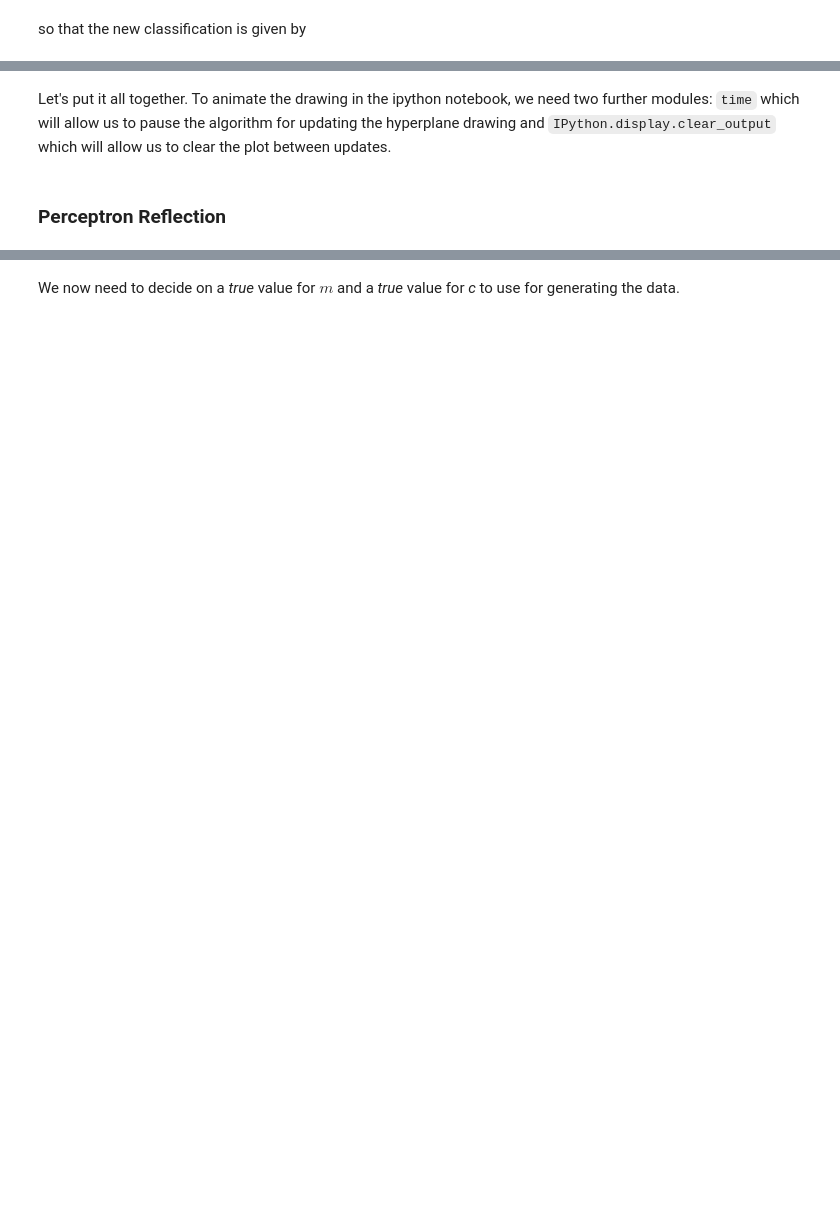
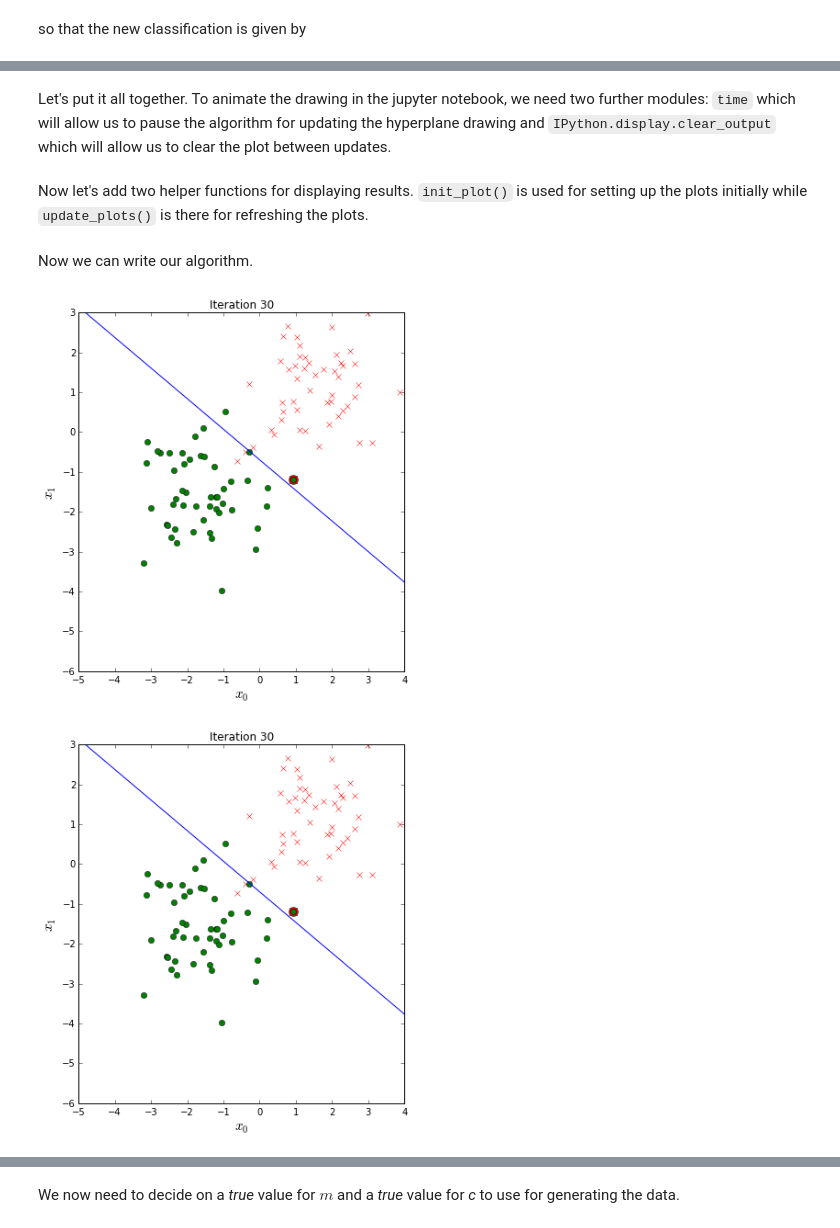
Before and after one commit to lawrennd/mi2013, a Jupyter notebook: MI_Lab_class.ipynb, the cells around one changed output, grey strips where cells are left out. Saved outputs shown, nothing was run; the diff lists cells and outputs as text; code cells hidden in the pictures; blank space fills up the shorter version.

Commit message:
Update lab class of MI for Python3 and edit to improve.

```diff
--- a/MI_Lab_class.ipynb
+++ b/MI_Lab_class.ipynb
@@ -146,6 +134,6 @@ y = np.random.normal(size=length)
 
 # computing with a for loop for 1,000,000 values takes a noticeable amount of time
 ip = 0
-for i in xrange(len(x)):
+for i in range(len(x)):
     ip+=x[i]*y[i]
-print ip
+print(ip)
@@ -399,2 +416,2 @@ So in other words, because $\inputVector_i^\top\inputVector_i$ is positive, then
 # %% [markdown]
-Let's put it all together. To animate the drawing in the ipython notebook, we need two further modules: `time` which will allow us to pause the algorithm for updating the hyperplane drawing and `IPython.display.clear_output` which will allow us to clear the plot between updates.
+Let's put it all together. To animate the drawing in the jupyter notebook, we need two further modules: `time` which will allow us to pause the algorithm for updating the hyperplane drawing and `IPython.display.clear_output` which will allow us to clear the plot between updates.
@@ -400,0 +423,2 @@ Let's put it all together. To animate the drawing in the ipython notebook, we ne
+# %% [markdown]
+Now let's add two helper functions for displaying results. `init_plot()` is used for setting up the plots initially while `update_plots()` is there for refreshing the plots.
@@ -401,42 +470,42 @@ Let's put it all together. To animate the drawing in the ipython notebook, we ne
+# %% [markdown]
+Now we can write our algorithm.
 # %%
-# import the time model to allow python to pause.
-import time
-# import the IPython display module to clear the output.
-from IPython.display import clear_output
+learn_rate = 0.1
+num_iterations = 30
+i = 0
+setup=True
 
-learn_rate = 0.1
-num_iterations = 1000
-for i in xrange(num_iterations):
+while i < num_iterations:
     w_updated = False
     # select a point at random from the data
     choose_plus = np.random.uniform(size=1)>0.5
     if choose_plus:
         # choose a point from the positive data
         index = np.random.random_integers(x_plus.shape[0]-1)
+        x_select = x_plus[index, :]
         if not np.sign(np.dot(w, x_plus[index, :])+b) == 1:
             # point is currently incorrectly classified
             w = w + learn_rate*x_plus[index, :]
             b = b + learn_rate
             w_updated = True
     else:
         # choose a point from the negative data
         index = np.random.random_integers(x_minus.shape[0]-1)
+        x_select = x_minus[index, :]
         if not np.sign(np.dot(w, x_minus[index, :])+b) == -1:
             # point is currently incorrectly classified
             w = w - learn_rate*x_minus[index, :]
             b = b - learn_rate
             w_updated = True
-    if w_updated or i==0:
-        # Plot the data again
-        plt.gca().clear()
-        plt.plot(x_plus[:, 0], x_plus[:, 1], 'rx')
-        plt.plot(x_minus[:, 0], x_minus[:, 1], 'go')
-        # plot a line to represent the separating 'hyperplane'
-        x0, x1 = hyperplane_coordinates(w, b, np.asarray([-5, 4]))
-        plt.plot(x0, x1, 'b-')
-        display(plt.gcf())
-        time.sleep(1)
-        clear_output()
+
+    if setup:
+        # First iteration. Set up plots.
+        f, ax, hplane, hselect, hmsg, hiter = init_plots()
+        setup = False
+    if w_updated:
+        i += 1
+        update_plots(f, ax, hplane, hselect, hmsg, hiter, i, w, b, x_select)
+# %% [output]
+[figure, added]
+[figure, added]
-# %% [markdown]
-### Perceptron Reflection
 # %% [markdown]
```
Also changed, not shown: parts of 55 cells of this notebook.
